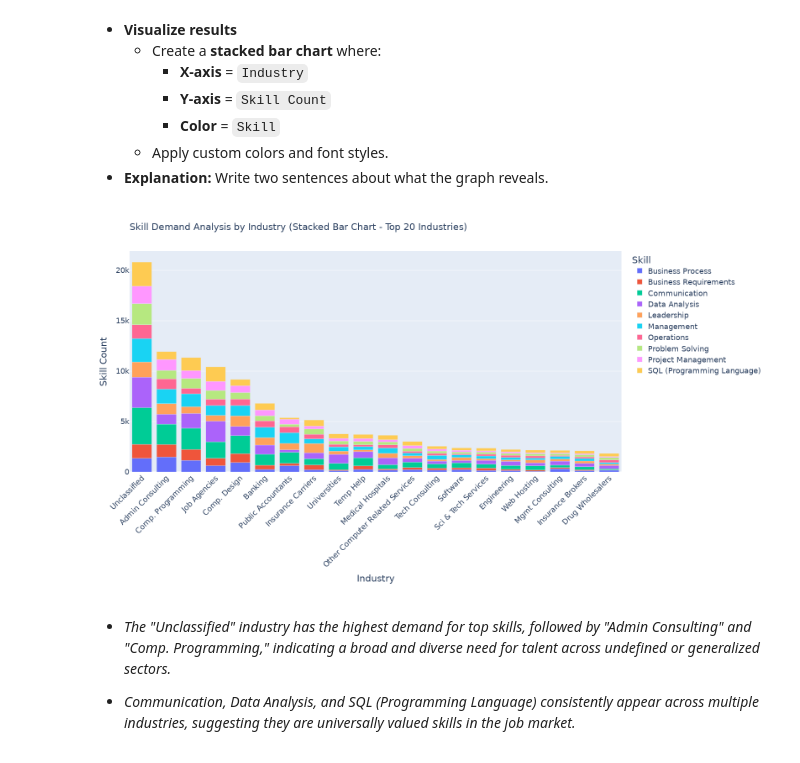
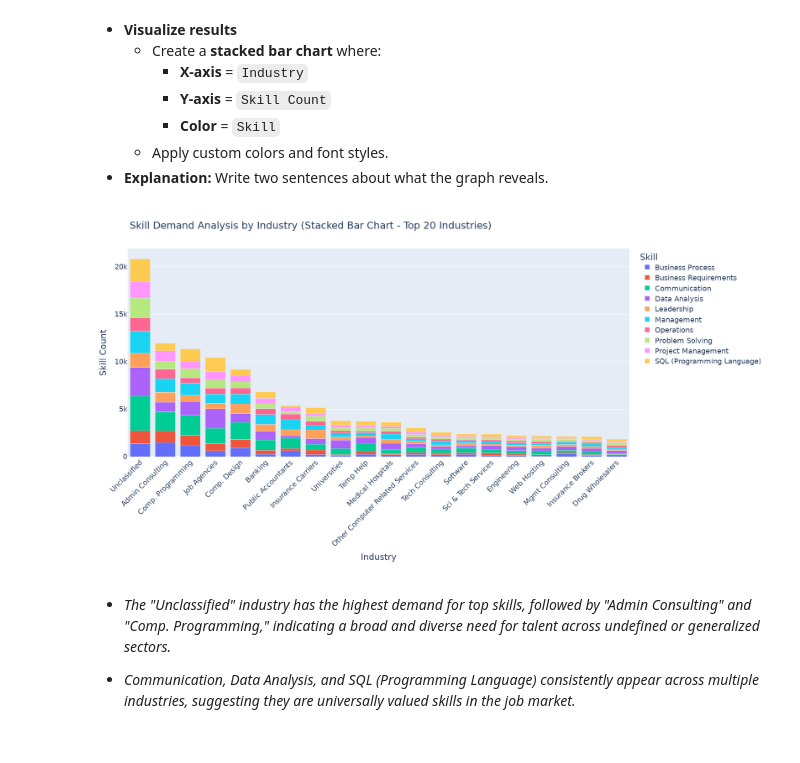
Before and after one commit to met-ad-688/lab06-prabuj1611, a Jupyter notebook: lab06_prabu.ipynb, the cells around one changed output. Saved outputs shown, nothing was run; the diff lists cells and outputs as text; code cells hidden in the pictures.

```diff
--- a/lab06_prabu.ipynb
+++ b/lab06_prabu.ipynb
@@ -554,14 +545,10 @@ fig.show()
   - Apply custom colors and font styles.
 - **Explanation:** Write two sentences about what the graph reveals.
 # %%
-import pandas as pd
-import plotly.express as px
-from pyspark.sql.functions import col, split, explode, regexp_replace, transform
-
-# Step 1: Split the "SKILLS_NAME" column into a list of skills
+# Split the "SKILLS_NAME" column into a list of skills
 df_split = df.withColumn("SKILLS_NAME", split(col("SKILLS_NAME"), r",\n  "))
 
-# Step 2: Remove newline characters from each skill
+# Remove newline characters from each skill
 df_split = df_split.withColumn(
     "SKILLS_NAME",
     transform(
@@ -570,35 +557,35 @@ df_split = df_split.withColumn(
     )
 )
 
-# Step 3: Explode the list so each skill appears in a separate row
+# Explode the list so each skill appears in a separate row
 df_exploded = df_split.withColumn("Skill", explode(col("SKILLS_NAME")))
 
-# Step 4: **Remove quotes from Skill names**
+# **Remove quotes from Skill names**
 df_exploded = df_exploded.withColumn("Skill", regexp_replace(col("Skill"), r'"', ''))
 
-# Step 5: Group by Industry and Skill, then count occurrences
+# Group by Industry and Skill, then count occurrences
 df_aggregated = df_exploded.groupBy("NAICS_2022_6_NAME", "Skill").count()
 
-# Step 6: Convert to Pandas DataFrame for further analysis
+# Convert to Pandas DataFrame for further analysis
 pdf = df_aggregated.toPandas()
 
-# Step 7: Compute total occurrences of each skill
+# Compute total occurrences of each skill
 skill_count = pdf.groupby("Skill")["count"].sum().sort_values(ascending=False)
 
-# Step 8: Select the top 10 most in-demand skills
+# Select the top 10 most in-demand skills
 top_skills = skill_count.head(10).index
 
-# Step 9: Filter dataset to include only the top 10 skills
+# Filter dataset to include only the top 10 skills
 pdf_filtered = pdf[pdf["Skill"].isin(top_skills)]
 
-# Step 10: Aggregate & pivot for visualization
+# Aggregate & pivot for visualization
 pdf_grouped = pdf_filtered.pivot_table(index="NAICS_2022_6_NAME", columns="Skill", values="count", aggfunc="sum").fillna(0)
 
-# Step 11: **Select Top 20 Industries Based on Total Skill Count**
+# **Select Top 20 Industries Based on Total Skill Count**
 pdf_grouped["Total"] = pdf_grouped.sum(axis=1)  # Compute total skill count per industry
 pdf_grouped = pdf_grouped.sort_values(by="Total", ascending=False).head(20).drop(columns=["Total"])  # Keep only top 20
 
-# **Step 12: Enhanced Industry Name Mapping**
+# **Enhanced Industry Name Mapping**
 industry_mapping = {
     "Administrative Management and General Management Consulting": "Admin Consulting",
     "Unclassified Industry": "Unclassified",
@@ -622,45 +609,46 @@ industry_mapping = {
     "Computing Infrastructure Providers, Data Processing": "Comp. Infra & Data Proc.",
 }
 
-# **Step 13: Apply mapping using regex-based fuzzy matching**
+# **Apply mapping using regex-based fuzzy matching**
 def map_industry_name(industry):
     for key, value in industry_mapping.items():
         if key.lower() in industry.lower():
             return value
     return industry  # Keep original if no match found
 
 pdf_grouped.index = pdf_grouped.index.to_series().apply(map_industry_name)
 
-# **Step 14: Convert DataFrame to long format for Plotly**
+# **Convert DataFrame to long format for Plotly**
 pdf_melted = pdf_grouped.reset_index().melt(id_vars=["NAICS_2022_6_NAME"], var_name="Skill", value_name="Skill Count")
 
-# **Step 15: Create the Stacked Bar Chart using Plotly**
+# **SCreate the Stacked Bar Chart using Plotly**
 fig = px.bar(
     pdf_melted,
     x="NAICS_2022_6_NAME",
     y="Skill Count",
     color="Skill",
     title="Skill Demand Analysis by Industry (Stacked Bar Chart - Top 20 Industries)",
     labels={"NAICS_2022_6_NAME": "Industry", "Skill Count": "Skill Count"},
-    width=1600,  # Larger figure width
+    width=1700,  # Larger figure width
     height=900,  # Larger figure height
 )
 
-# **Step 16: Customize layout**
+# **Customize layout**
 fig.update_layout(
     font_family="Arial",
     font_size=18,
     title_font_size=25,
     xaxis_title="Industry",
     yaxis_title="Skill Count",
     legend_title="Skill",
     xaxis=dict(tickangle=-45),  # Rotate x-axis labels for readability
 )
 
 # **Step 17: Show the interactive Plot**
 fig.show()
+fig.write_image("output/Q6.svg", width=1700, height=900, scale=1)
 # %% [output]
-[figure, old version]
+[figure, new version]
 # %% [markdown]
 - *The "Unclassified" industry has the highest demand for top skills, followed by "Admin Consulting" and "Comp. Programming," indicating a broad and diverse need for talent across undefined or generalized sectors.*
 
```
Also changed, not shown: parts of 9 cells of this notebook, 8 other files.
